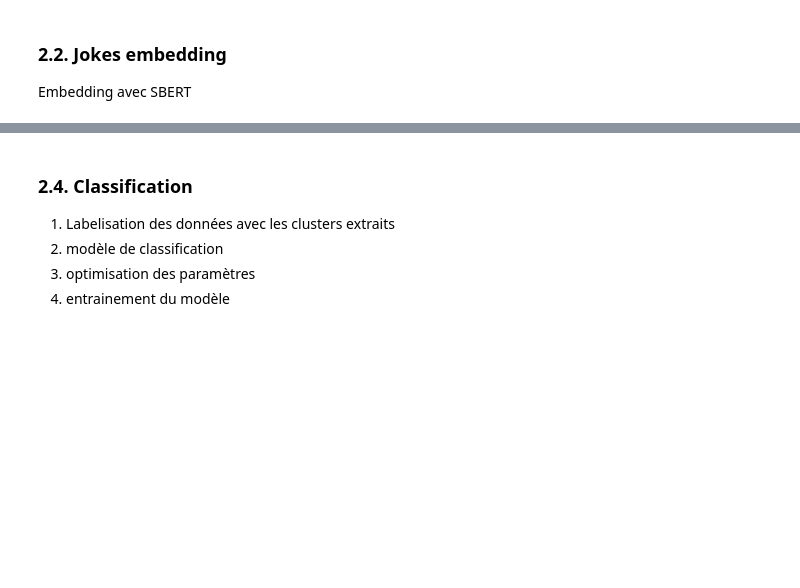
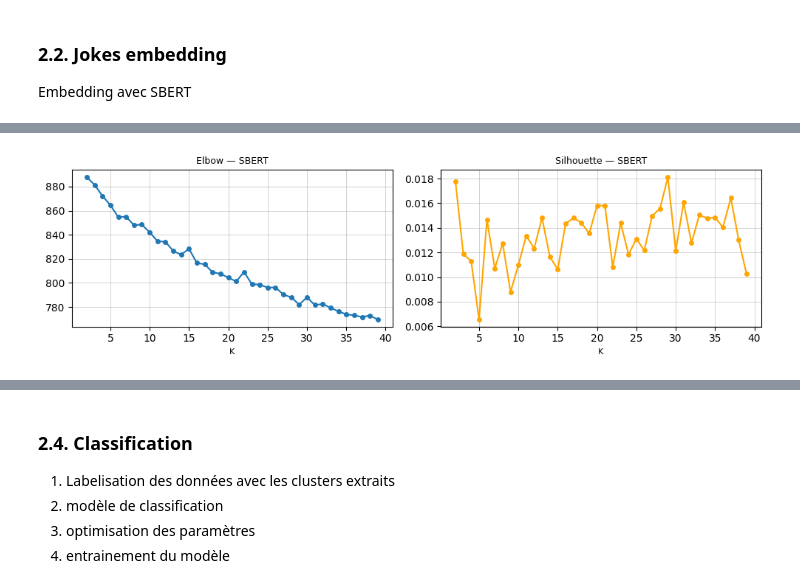
Before and after one commit to realhugoviana/jokes_clustering, a Jupyter notebook: joke_clustering.ipynb, the cells around one changed output, grey strips where cells are left out. Drawn from its saved outputs; the diff is of its cells as text; code cells hidden in the pictures; blank space fills up the shorter version.

```diff
--- a/joke_clustering.ipynb
+++ b/joke_clustering.ipynb
@@ -455,0 +235,34 @@ Cluster 15: Observational
+# %%
+import numpy as np
+import matplotlib.pyplot as plt
+import pickle
+from tqdm.auto import tqdm
+from sklearn.cluster import MiniBatchKMeans
+from sklearn.metrics import silhouette_score
+
+with open("embeddings_sbert.pkl", "rb") as f:
+    data = pickle.load(f)
+X_sbert = data["X_sbert"]
+
+SEED = 42
+K_values = range(2, 40)
+X = X_sbert
+
+idx = np.random.default_rng(SEED).choice(X.shape[0], size=1000, replace=False)
+X_sub = X[idx]
+inertias, sil_scores = [], []
+
+for k in tqdm(K_values):
+    km = MiniBatchKMeans(n_clusters=k, random_state=SEED, n_init=10)
+    lbl = km.fit_predict(X_sub)
+    inertias.append(km.inertia_)
+    sil_scores.append(silhouette_score(X_sub, lbl))
+
+fig, axes = plt.subplots(1, 2, figsize=(10, 3))
+axes[0].plot(K_values, inertias, marker="o", markersize=4)
+axes[0].set_title("Elbow — SBERT", fontsize=9); axes[0].set_xlabel("K", fontsize=8); axes[0].grid(True, linewidth=0.4)
+axes[1].plot(K_values, sil_scores, marker="o", markersize=4, color="orange")
+axes[1].set_title("Silhouette — SBERT", fontsize=9); axes[1].set_xlabel("K", fontsize=8); axes[1].grid(True, linewidth=0.4)
+plt.tight_layout(); plt.show()
+# %% [output]
+[figure, added]
```
Also changed, not shown: parts of 31 cells of this notebook.
